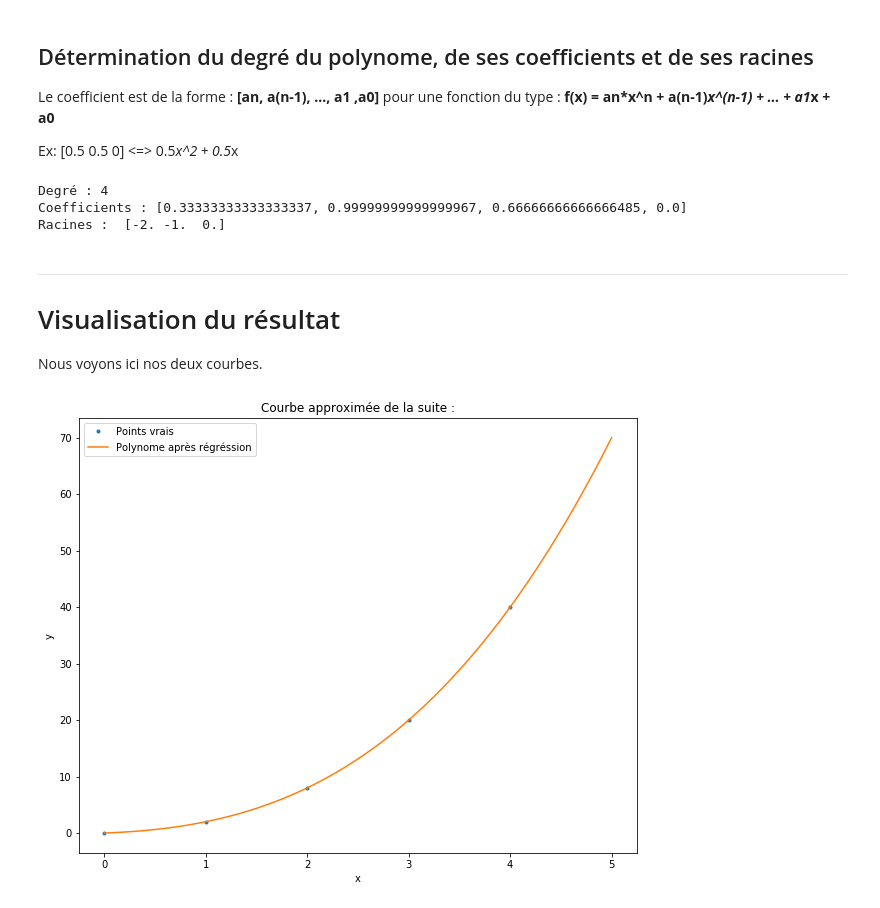
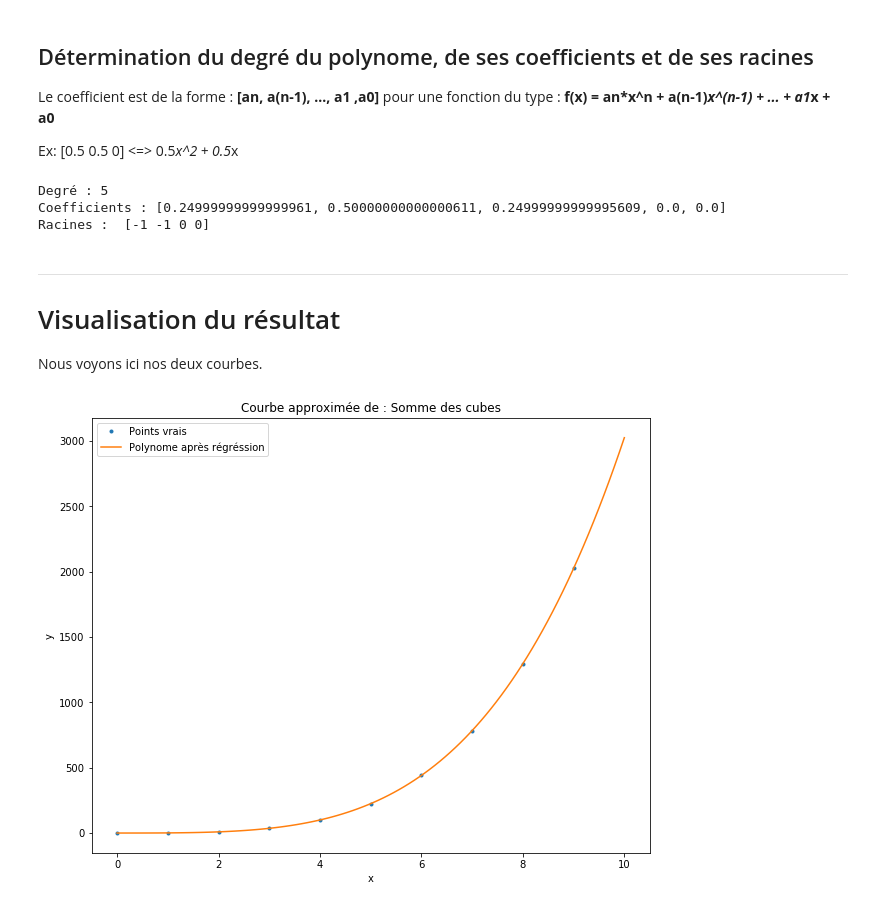
Before and after one commit to Jules-NC/Maths, a Jupyter notebook: Visualisations/regression_polynomiale.ipynb, the cells around one changed output. Cells and saved outputs as stored; diff of their text form; code cells hidden in the pictures.

```diff
--- a/Visualisations/regression_polynomiale.ipynb
+++ b/Visualisations/regression_polynomiale.ipynb
@@ -21,8 +23,8 @@ import pandas as pd
 # %%
 nbr_points = 30  # Pas exact comme valeur
 offset = 0
-n = 5
-degre_max = 4
+n = 10
+degre_max = 6
 # %%
 def approx_zeros(li):
     for i in range(0, len(li) + 1):
@@ -36,3 +38,8 @@ Modifiez la liste **y** ci-dessous pour qu'elle corresponde aux premières valeu
 _n et offset ont déjà étés définis_
 
 Faîtes bien attention à faire correspondre x et y
+# %%
+ecart = int((n-offset)/(nbr_points-1) + 1)
+nom_suite = "Somme des cubes"
+y = [sum([k**3 for k in range(j)]) for j in range(1, n+1, ecart)]
+print("LONG_Y :", len(y))
@@ -39,3 +48,5 @@ Faîtes bien attention à faire correspondre x et y
 # %%
-y = np.array([i*(i+1)/2 for i in range(offset, n + offset, ecart)])
-y = [0, 2, 8, 20, 40]
+x = np.array([int(i) for i in range(offset, n + offset, ecart)])
+print("LONG_X :", len(x))
+df = pd.DataFrame({"un(n)":y, "n":x,})
+df
@@ -78,9 +85,9 @@ print("Degré :" ,len(p.c))
 print("Coefficients :", list(p.c))
 print("Racines : ", p.r)
 # %% [output]
-Degré : 4
-Coefficients : [0.33333333333333337, 0.99999999999999967, 0.66666666666666485, 0.0]
-Racines :  [-2. -1.  0.]
+Degré : 5
+Coefficients : [0.24999999999999961, 0.50000000000000611, 0.24999999999995609, 0.0, 0.0]
+Racines :  [-1 -1 0 0]
 # %% [markdown]
 ___
 # Visualisation du résultat
@@ -89,15 +96,15 @@ Nous voyons ici nos deux courbes.
 # %%
 plt.figure(figsize=(10, 8))
 xp = np.linspace(offset, n+offset, 100)
 _ = plt.plot(x, y, '.', label = 'Points vrais')
 _ = plt.plot(xp, p(xp), '-', label = 'Polynome après régréssion')
 
 plt.xlabel('x')
 plt.ylabel('y')
-plt.title('Courbe approximée de la suite :')
+plt.title("Courbe approximée de : " + nom_suite)
 
 
 plt.legend(handler_map={line1: HandlerLine2D(numpoints=4)})
 plt.show()
 # %% [output]
-[figure, old version]
+[figure, new version]
```
Also changed, not shown: parts of 12 cells of this notebook.
